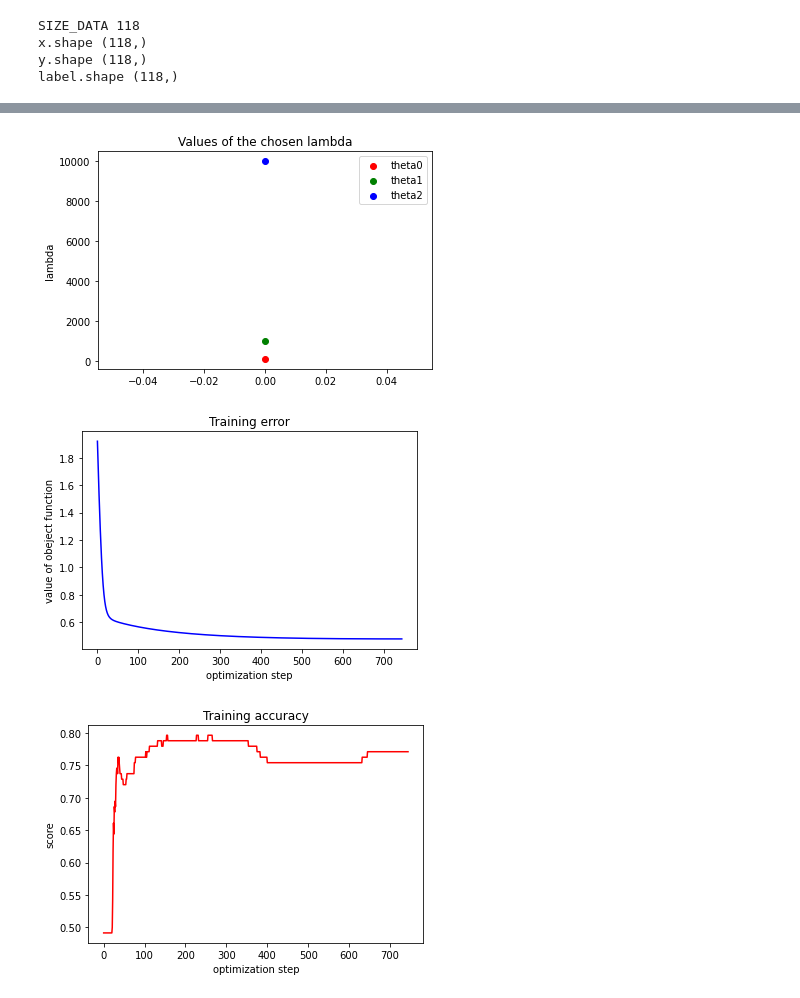
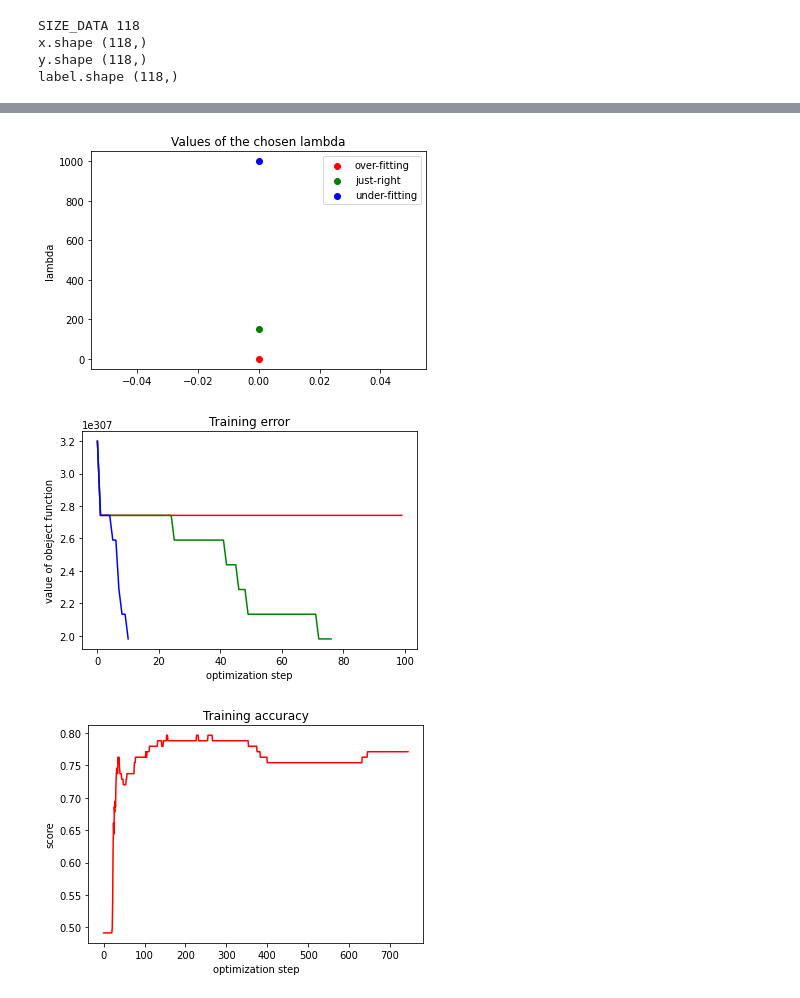
Before and after one commit to SuhyeonHa/MatrixComputation, a Jupyter notebook: Assignment07.ipynb, the cells around one changed output, grey strips where cells are left out. Drawn from its saved outputs; the diff is of its cells as text; code cells hidden in the pictures.

Commit message:
Plot the training error with varying regularization parameters at every iteration

```diff
--- a/Assignment07.ipynb
+++ b/Assignment07.ipynb
@@ -125,9 +178,9 @@ def sigma2label(sigma):
 def gradDescent(l, pointX, pointY, SIZE_DATA, label):
   # hyper parameters #
   SIZE_THETA = (10, 10)
-  theta = np.ones(SIZE_THETA, dtype=float) # initiate every theta as zero
-  grad = np.ones(SIZE_THETA, dtype=float)
-  itr = 1000 # step_size
+  theta = np.ones(SIZE_THETA, dtype=np.float128) # initiate every theta as zero
+  grad = np.ones(SIZE_THETA, dtype=np.float128)
+  itr = 100 # step_size
   lr = 1e-2 # learning_rate
 
   cost_list = []
@@ -152,9 +205,9 @@ def gradDescent(l, pointX, pointY, SIZE_DATA, label):
       for j in range(10):
         temp = np.power(pointX, i)@np.power(pointY, j)
         if i == 0 and j == 0:
-          grad[i][j] = np.mean(sigma - label)*temp
+          grad[i][j] = np.mean(sigma - label, dtype=np.float128)*temp
         else:
-          grad[i][j] = np.mean(sigma - label)*temp+(l*theta[i][j])/SIZE_DATA
+          grad[i][j] = np.mean(sigma - label, dtype=np.float128)*temp+(l*theta[i][j])/SIZE_DATA
 
     # print(grad)
     temp = theta - lr*grad
@@ -177,7 +230,10 @@ def gradDescent(l, pointX, pointY, SIZE_DATA, label):
   print(f'final_cost {cost_prev}')
   # print(f'cost {cost_list}')
   # print(f'theta {final_theta}')
-  print(f'accuracy {final_accr}')
+  print(f'final_accuracy {final_accr}')
+  # print(f'accuracy {accuracy_list}')
+  # print(sigma)
+  print(pred_label)
 
   return l, final_step, final_theta, cost_list, accuracy_list
 
@@ -201,0 +241,3 @@ accuracy 0.5084745762711864
+# %%
+# demonstration for over-fitting
+result_1 = gradDescent(0, pointX, pointY, SIZE_DATA, label)
@@ -201,0 +254,3 @@ accuracy 0.5084745762711864
+# %%
+# demonstration for just-right
+result_2 = gradDescent(150, pointX, pointY, SIZE_DATA, label)
@@ -201,0 +267,3 @@ accuracy 0.5084745762711864
+# %%
+# demonstration for under-fitting
+result_3 = gradDescent(1000, pointX, pointY, SIZE_DATA, label)
@@ -205,18 +283,20 @@ plt.scatter(0, result_2[0], c='g')
 plt.scatter(0, result_3[0], c='b')
 plt.ylabel('lambda')
 plt.title('Values of the chosen lambda')
-plt.legend(['theta0', 'theta1', 'theta2', 'theta3'])
+plt.legend(['over-fitting', 'just-right', 'under-fitting'])
 plt.show()
 # %% [output]
-[figure, old version]
+[figure, new version]
 # %%
-plt.plot(range(final_step+1), cost_list, c='b')
+plt.plot(range(result_1[1]+1), result_1[3], c='r')
+plt.plot(range(result_2[1]+1), result_2[3], c='g')
+plt.plot(range(result_3[1]+1), result_3[3], c='b')
 plt.xlabel('optimization step')
 plt.ylabel('value of obeject function')
 plt.title('Training error')
 plt.show()
 # %% [output]
-[figure, old version]
+[figure, new version]
 # %%
 plt.plot(range(final_step+1), accuracy_list, c='r')
 plt.xlabel('optimization step')
```
Also changed, not shown: parts of 11 cells of this notebook.
